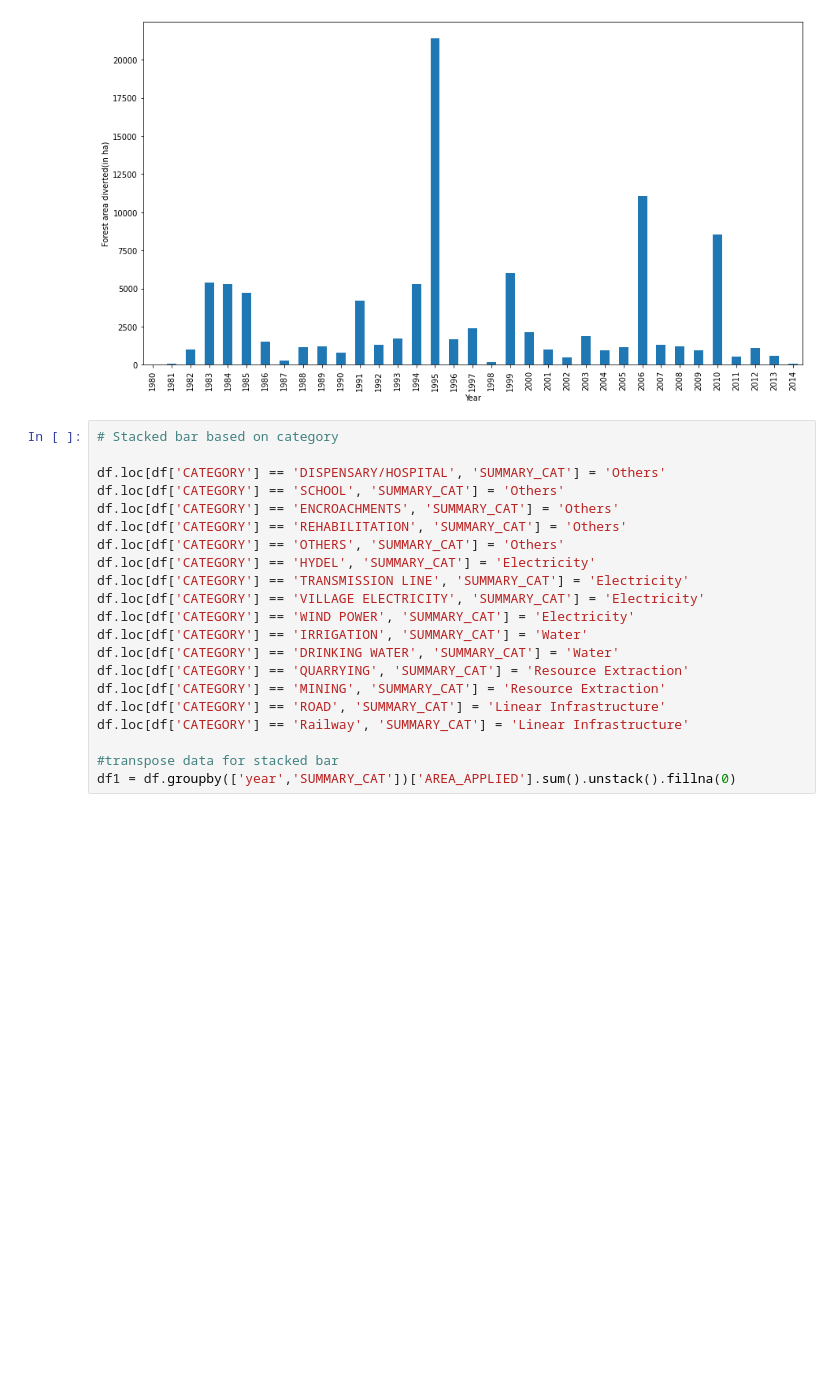
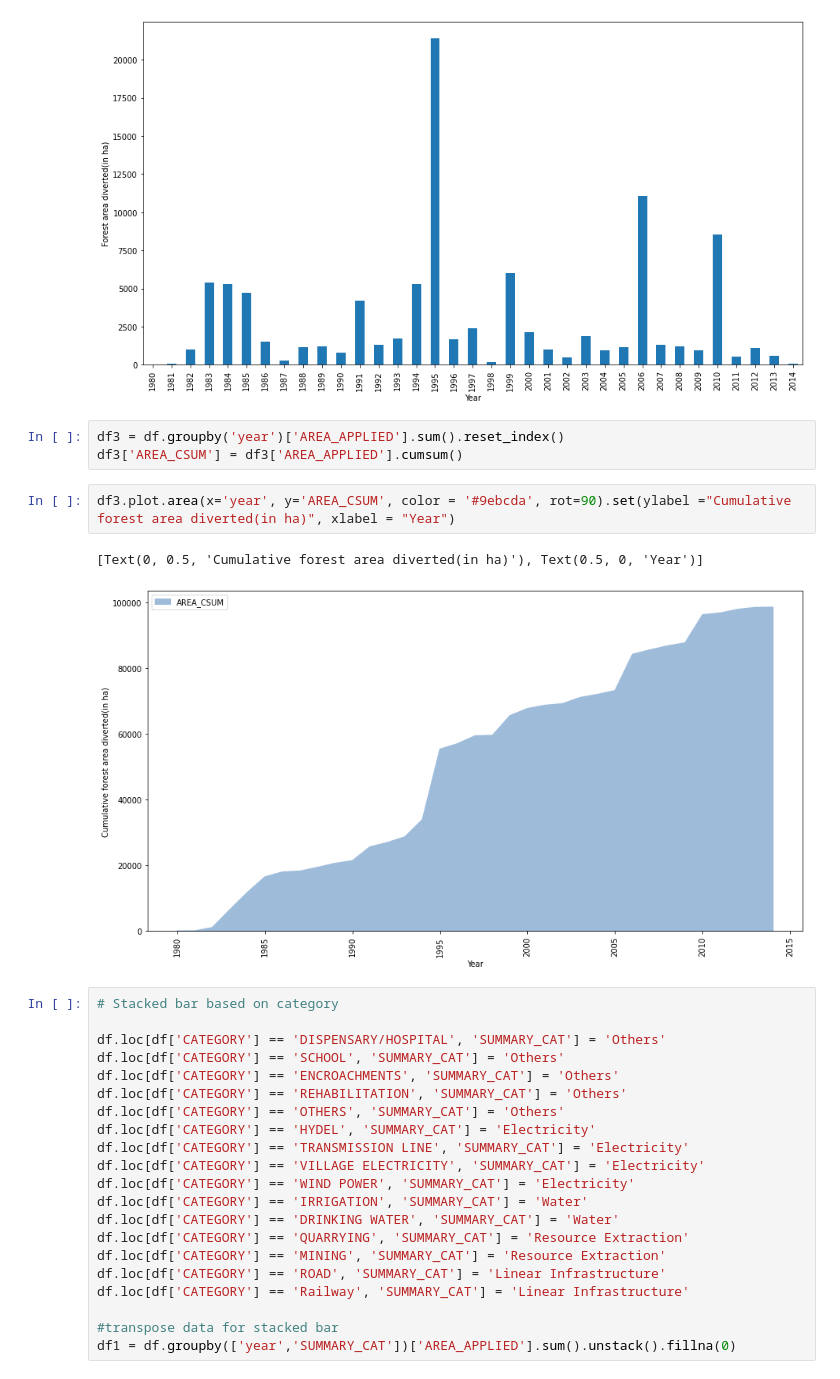
Before and after one commit to VwakeM/ForestClearanceKMLs, a Jupyter notebook: ForestLossVisualization.ipynb, the cells around one changed output. Cells and saved outputs as stored; diff of their text form; blank space fills up the shorter version.

Commit message:
More charts

```diff
--- a/ForestLossVisualization.ipynb
+++ b/ForestLossVisualization.ipynb
@@ -17,6 +18,14 @@ df2.plot.bar(x='year', y='area', rot=90).set(ylabel ="Forest area diverted(in ha
 # %% [output]
 [Text(0, 0.5, 'Forest area diverted(in ha)'), Text(0.5, 0, 'Year')]
 [figure]
+# %%
+df3 = df.groupby('year')['AREA_APPLIED'].sum().reset_index()
+df3['AREA_CSUM'] = df3['AREA_APPLIED'].cumsum()
+# %%
+df3.plot.area(x='year', y='AREA_CSUM', color = '#9ebcda', rot=90).set(ylabel ="Cumulative forest area diverted(in ha)", xlabel = "Year")
+# %% [output]
+[Text(0, 0.5, 'Cumulative forest area diverted(in ha)'), Text(0.5, 0, 'Year')]
+[figure, added]
 # %%
 # Stacked bar based on category
 
```
Also changed, not shown: parts of 3 cells of this notebook.
